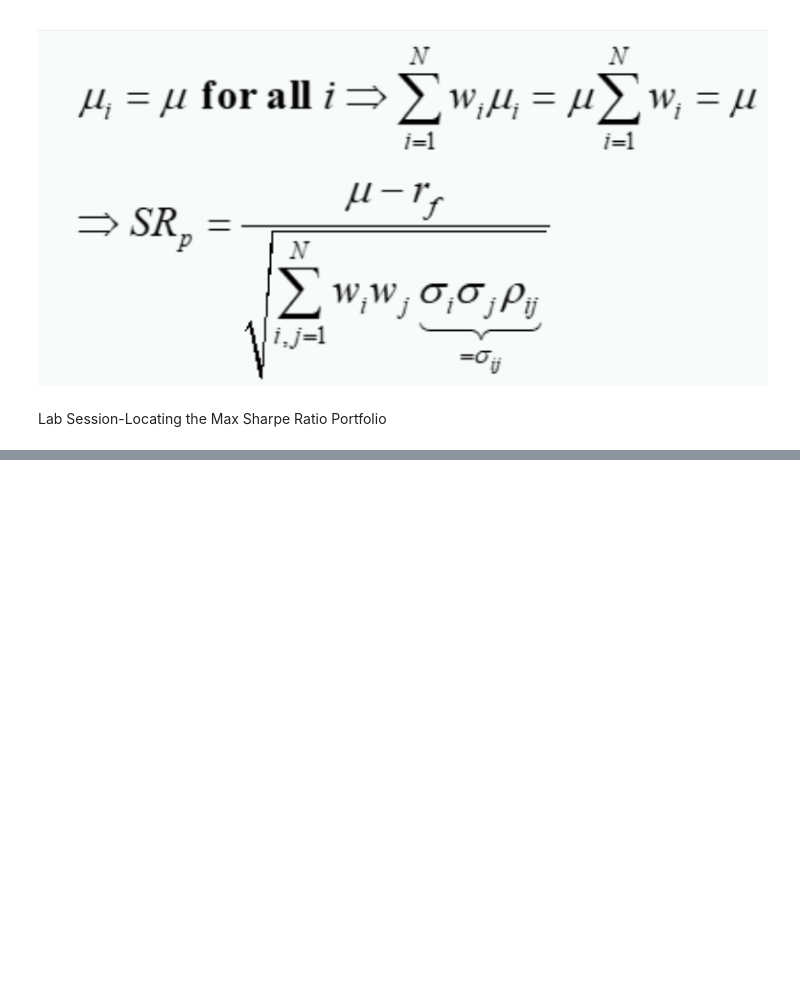
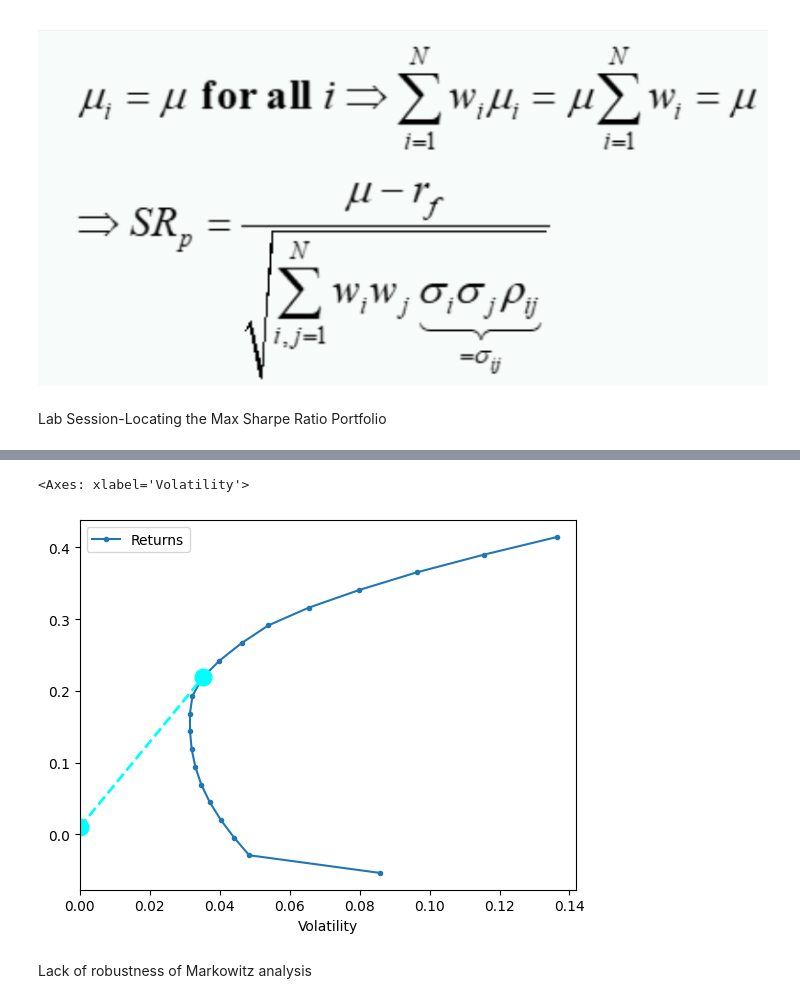
Before and after one commit to lishenjian1996/Programming-Study, a Jupyter notebook: Investment Management with Python and Machine Learning/Introduction to Portfolio Construction and Analysis with Python/week1/week2-implementing markowitz.ipynb, the cells around one changed output, grey strips where cells are left out. Saved outputs shown, nothing was run; the diff lists cells and outputs as text; code cells hidden in the pictures; blank space fills up the shorter version.

```diff
--- a/Investment Management with Python and Machine Learning/Introduction to Portfolio Construction and Analysis with Python/week1/week2-implementing markowitz.ipynb
+++ b/Investment Management with Python and Machine Learning/Introduction to Portfolio Construction and Analysis with Python/week1/week2-implementing markowitz.ipynb
@@ -28,0 +82,7 @@ cov=ind['1996':'2000'].cov()
+# %%
+erk.plot_ef(20, er, cov, show_cml=True, riskfree_rate=0.01)
+# %% [output]
+<Axes: xlabel='Volatility'>
+[figure, added]
+# %% [markdown]
+Lack of robustness of Markowitz analysis
```
Also changed, not shown: parts of 28 cells of this notebook, 2 other files.
